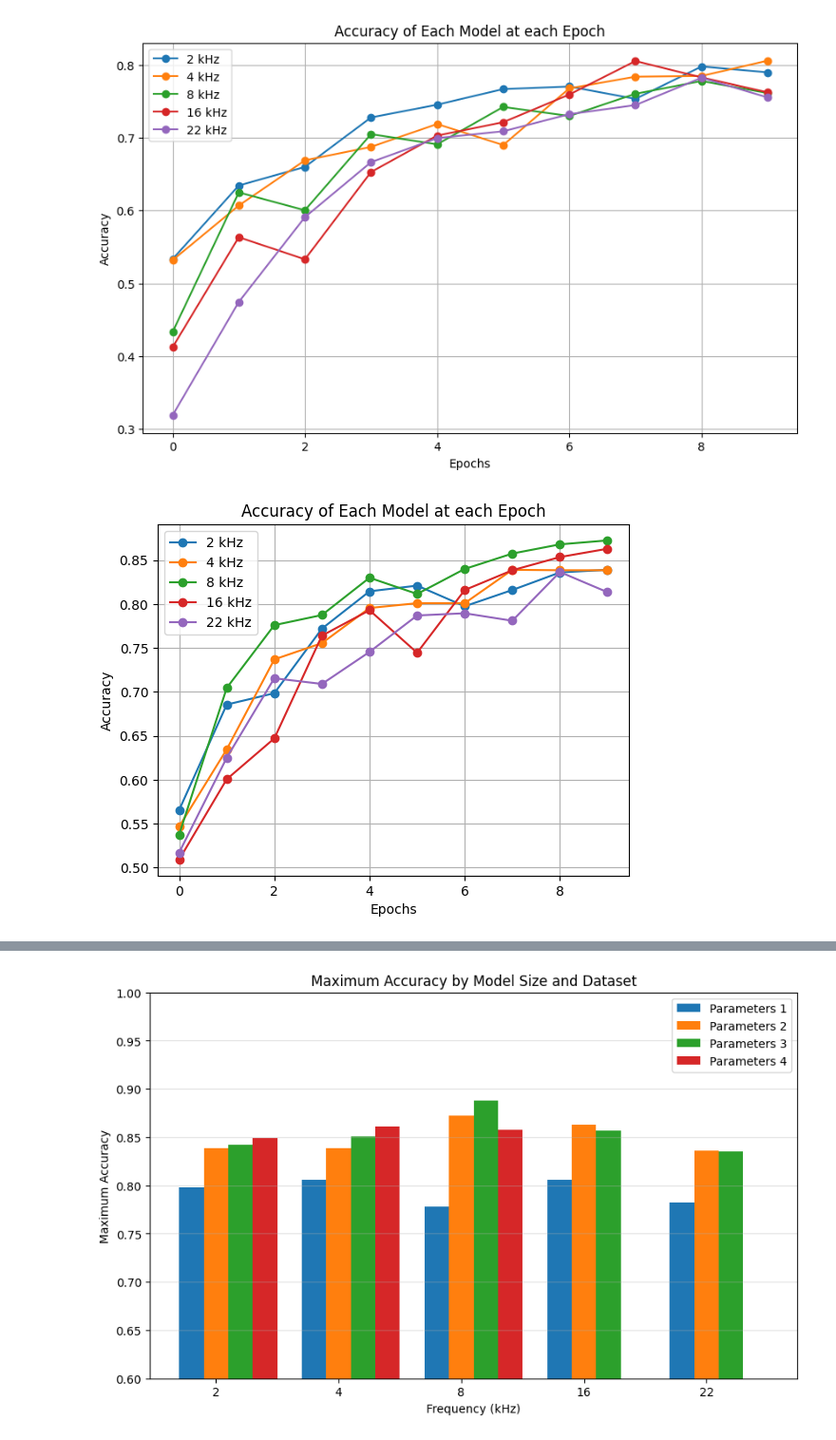
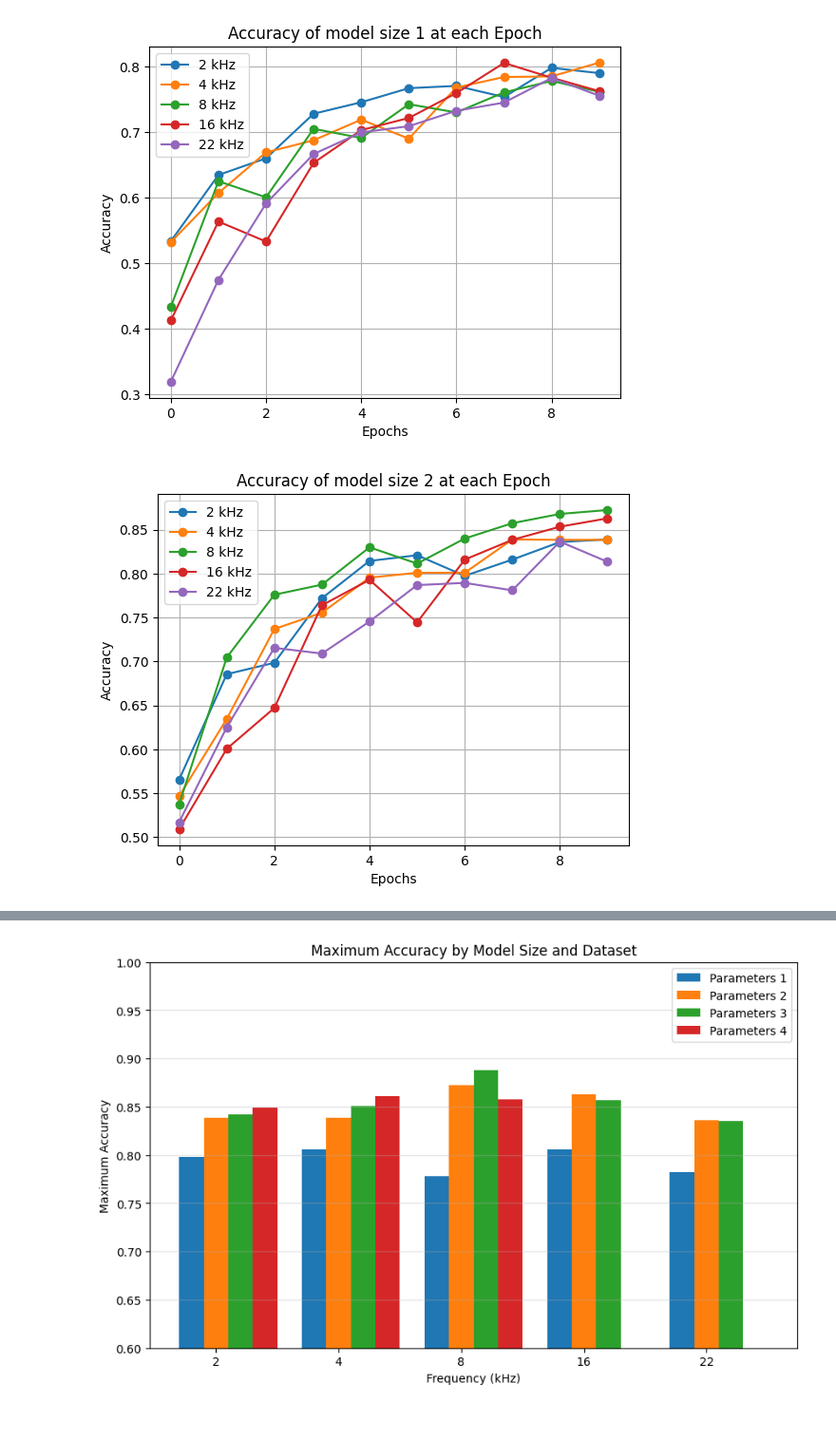
Before and after one commit to OwenRago/CS-541---Low-Sample-Rate-Audio, a Jupyter notebook: Data-Visualizing/Code/Size.ipynb, the cells around one changed output, grey strips where cells are left out. Shown: that part at 95% size. Drawn from its saved outputs; the diff is of its cells as text; code cells hidden in the pictures.

Commit message:
Updated by model notebook/images

```diff
--- a/Data-Visualizing/Code/Size.ipynb
+++ b/Data-Visualizing/Code/Size.ipynb
@@ -6,19 +6,19 @@ df = np.load('../Data/Model_size_data.npy')
 df = np.swapaxes(df, 0, 1)
 # %%
 KHZ = ['2', '4', '8', '16', '22']
-plt.figure(figsize=(10, 6))
+# plt.figure(figsize=(10, 6))
 
 for i in range(df.shape[1]):
     for j in range(df.shape[0]):
         plt.plot(df[j, i],'o-', label=f'{KHZ[j]} kHz')
 
-    plt.title('Accuracy of Each Model at each Epoch')
+    plt.title(f'Accuracy of model size {i+1} at each Epoch')
     plt.xlabel('Epochs')
     plt.ylabel('Accuracy')
     plt.legend()
     plt.grid()
     plt.savefig(f"../Images/Acc_Epoch_Size{i}.png")
     plt.show()
 # %% [output]
-[figure, old version]
+[figure, new version]
-[figure, old version]
+[figure, new version]
```
Also changed, not shown: parts of 1 cell of this notebook, 4 other files.
